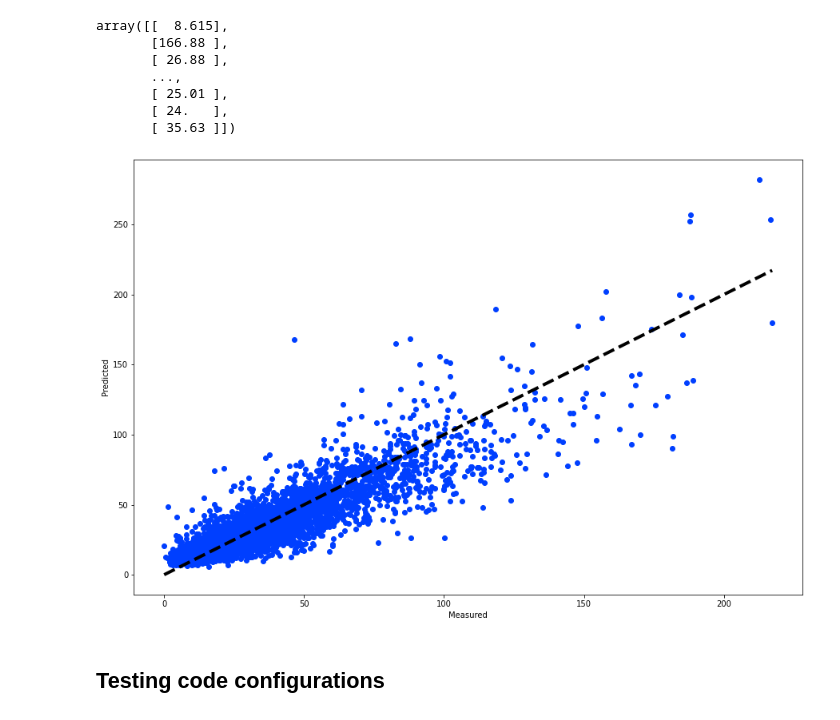
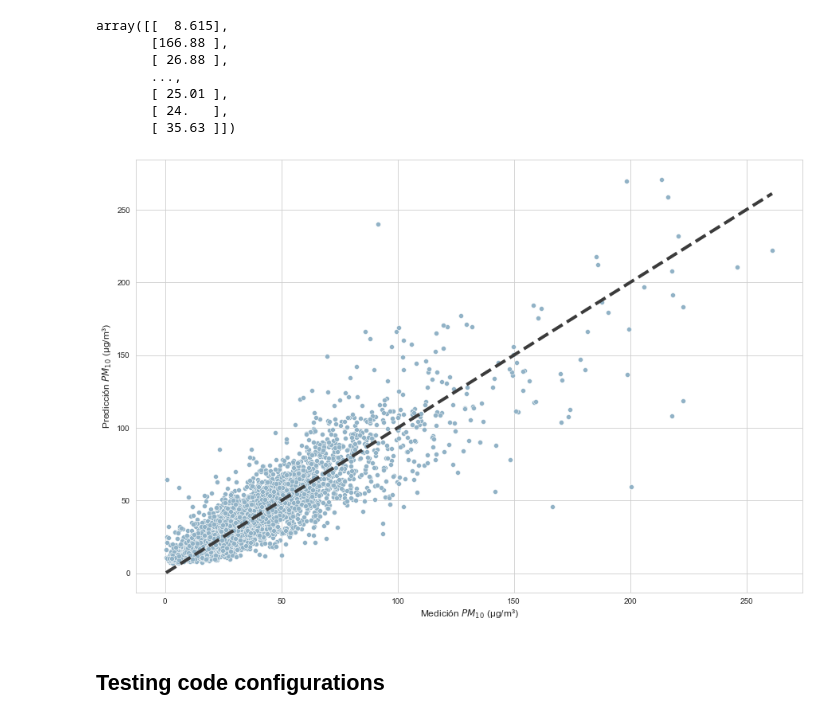
Before and after one commit to edgaregurrola/satellite_aq, a Jupyter notebook: notebooks/05-TensorFlow.ipynb, the cells around one changed output. Saved outputs shown, nothing was run; the diff lists cells and outputs as text; code cells hidden in the pictures.

```diff
--- a/notebooks/05-TensorFlow.ipynb
+++ b/notebooks/05-TensorFlow.ipynb
@@ -7,9 +7,8 @@ from sklearn.model_selection import train_test_split
 from sklearn.preprocessing import MinMaxScaler
 import seaborn as sns
 import os
-
-
-plt.style.use('seaborn-bright')
+# %%
+sns.set_style("whitegrid")
 # %%
 def restructure_database(interval='hour'):
 
@@ -221,12 +225,19 @@ history = model.fit(X_train, Y_train, epochs=50, batch_size=50,  verbose=0, vali
 # %%
 print(history.history.keys())
 # "Loss"
-plt.plot(history.history['loss'])
-plt.plot(history.history['val_loss'])
-plt.title('model loss')
-plt.ylabel('loss')
-plt.xlabel('epoch')
-plt.legend(['train', 'validation'], loc='upper left')
+sns.set_style('whitegrid')
+
+f, ax = plt.subplots(figsize=(8, 6))
+
+plt.plot(history.history['loss'], color='#91b2c6')
+plt.plot(history.history['val_loss'], color='#ebbf7b')
+#plt.title('model loss')
+plt.ylabel('Pérdida (MSE)', fontsize=11)
+plt.xlabel('Épocas', fontsize=11)
+plt.legend(['Entrenamiento', 'Validación'], loc='upper left')
+
+plt.savefig('../output/figures/RNN/ANN_Train_Validation.png',bbox_inches='tight', dpi=150)
+
 plt.show()
 # %% [output]
 dict_keys(['loss', 'mse', 'mae', 'val_loss', 'val_mse', 'val_mae'])
@@ -278,13 +289,16 @@ array([[  8.615],
        [ 35.63 ]])
 # %%
 fig, ax = plt.subplots(figsize=(15,10))
-ax.scatter(Y_test, y_hat)
-ax.plot([Y_test.min(), Y_test.max()], [Y_test.min(), Y_test.max()], 'k--', lw=4)
-ax.set_xlabel('Measured')
-ax.set_ylabel('Predicted')
+ax.scatter(Y_test, y_hat, color='#91b2c6', linewidth=0.5, edgecolor='white')
+ax.plot([Y_test.min(), Y_test.max()], [Y_test.min(), Y_test.max()], 'k--', lw=4, color='#3b3b3b')
+plt.xlabel('Medición $PM_{10}$ (μg/m³)', fontsize=12)
+plt.ylabel('Predicción $PM_{10}$ (μg/m³)', fontsize=12)
+
+plt.savefig('../output/figures/RNN/ANN_Predicted_vs_Real.png',bbox_inches='tight', dpi=150)
+
 plt.show()
 # %% [output]
-[figure, old version]
+[figure, new version]
 # %% [markdown]
 ## Testing code configurations
 # %% [markdown]
```
Also changed, not shown: parts of 8 cells of this notebook, 24 other files.
